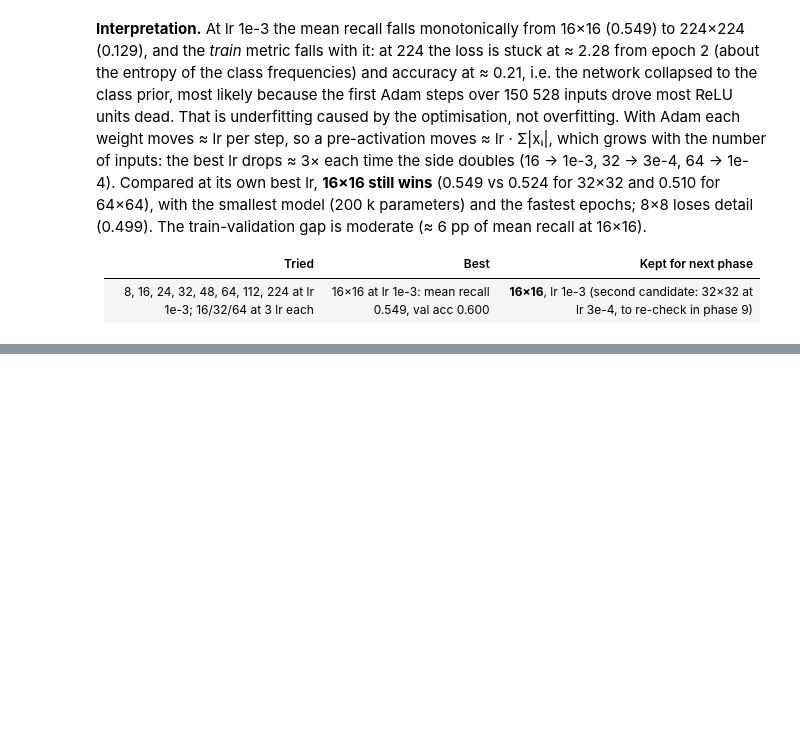
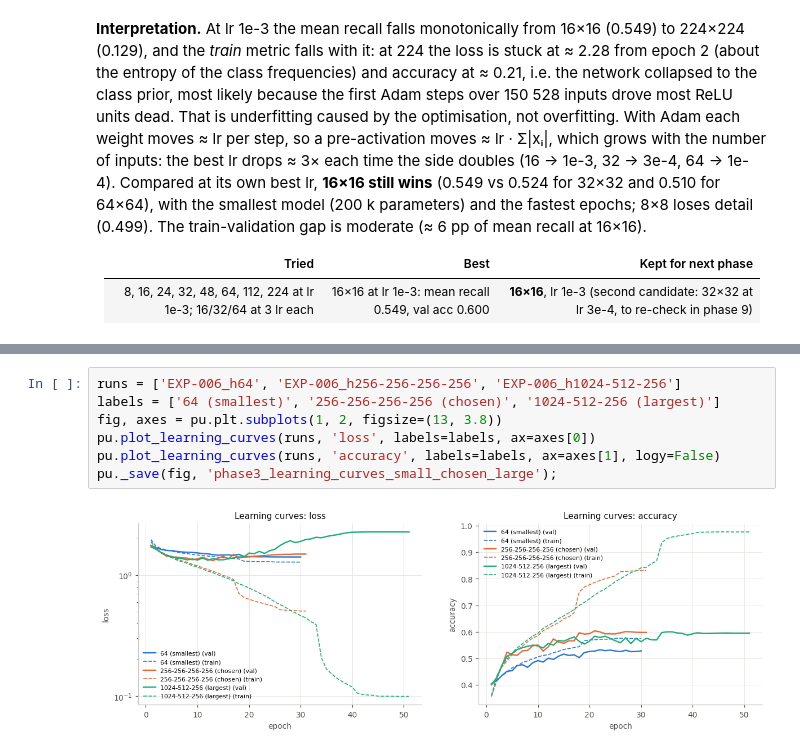
Before and after one commit to alexsierra45/image-recognition, a Jupyter notebook: hyperparameter_sweep.ipynb, the cells around one changed output, grey strips where cells are left out. Drawn from its saved outputs; the diff is of its cells as text; blank space fills up the shorter version.

```diff
--- a/hyperparameter_sweep.ipynb
+++ b/hyperparameter_sweep.ipynb
@@ -183,0 +228,9 @@ the fastest epochs; 8×8 loses detail (0.499). The train-validation gap is moder
+# %%
+runs = ['EXP-006_h64', 'EXP-006_h256-256-256-256', 'EXP-006_h1024-512-256']
+labels = ['64 (smallest)', '256-256-256-256 (chosen)', '1024-512-256 (largest)']
+fig, axes = pu.plt.subplots(1, 2, figsize=(13, 3.8))
+pu.plot_learning_curves(runs, 'loss', labels=labels, ax=axes[0])
+pu.plot_learning_curves(runs, 'accuracy', labels=labels, ax=axes[1], logy=False)
+pu._save(fig, 'phase3_learning_curves_small_chosen_large');
+# %% [output]
+[figure, added]
```
Also changed, not shown: parts of 5 cells of this notebook, 19 other files.
